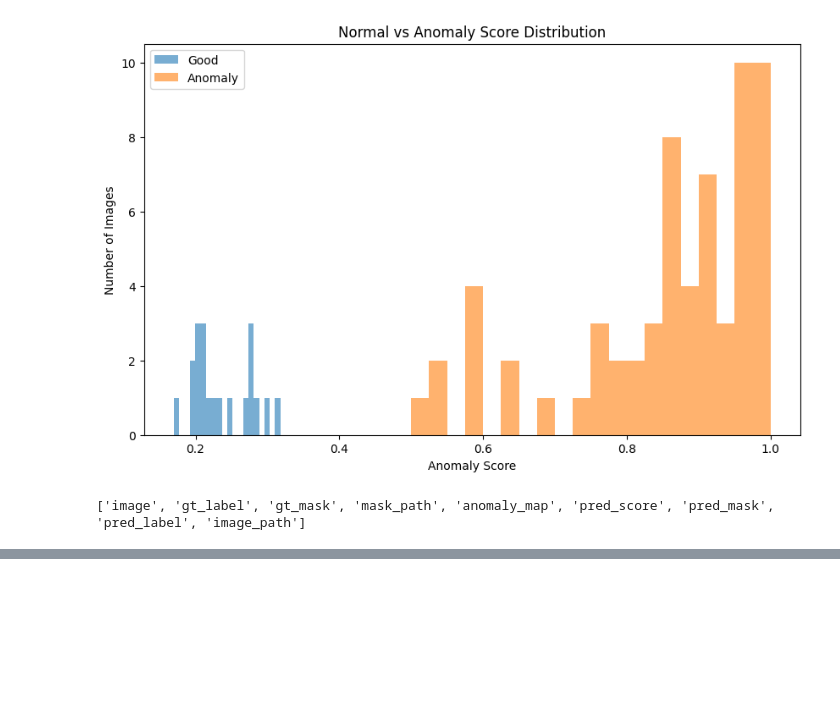
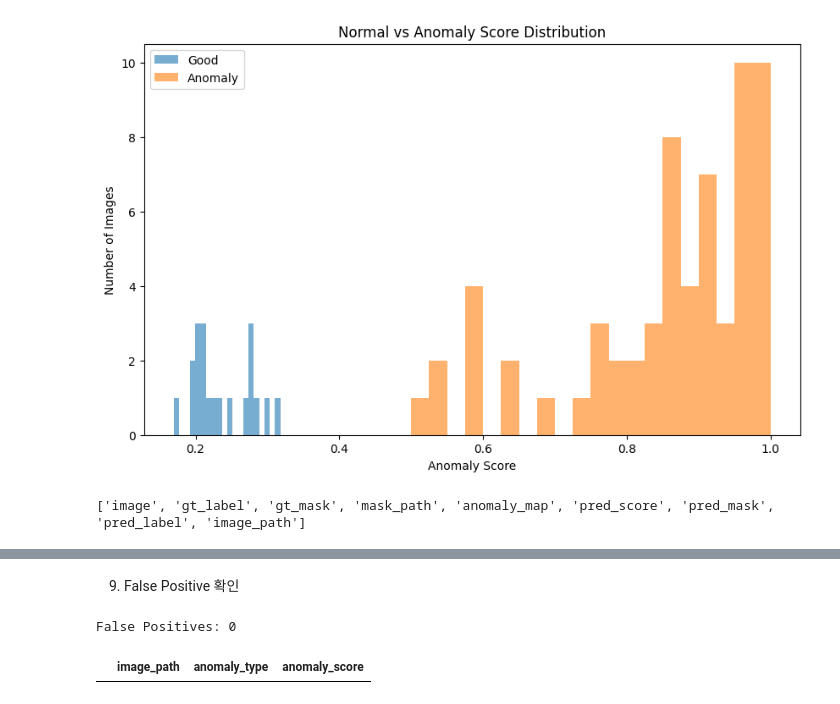
Before and after one commit to minwoo1119/edge-anomaly-detection, a Jupyter notebook: notebooks/anomaly_evaluation.ipynb, the cells around one changed output, grey strips where cells are left out. Saved outputs shown, nothing was run; the diff lists cells and outputs as text; code cells hidden in the pictures; blank space fills up the shorter version.

```diff
--- a/notebooks/anomaly_evaluation.ipynb
+++ b/notebooks/anomaly_evaluation.ipynb
@@ -570,0 +738,22 @@ print(
+# %% [markdown]
+9. False Positive 확인
+# %%
+false_positives = score_df[
+    score_df["result"] == "FP"
+].sort_values(
+    "anomaly_score",
+    ascending=False,
+)
+
+print("False Positives:", len(false_positives))
+
+false_positives[
+    [
+        "image_path",
+        "anomaly_type",
+        "anomaly_score",
+    ]
+].head()
+# %% [output]
+False Positives: 0
+|  | image_path | anomaly_type | anomaly_score |
```
Also changed, not shown: parts of 27 cells of this notebook.
